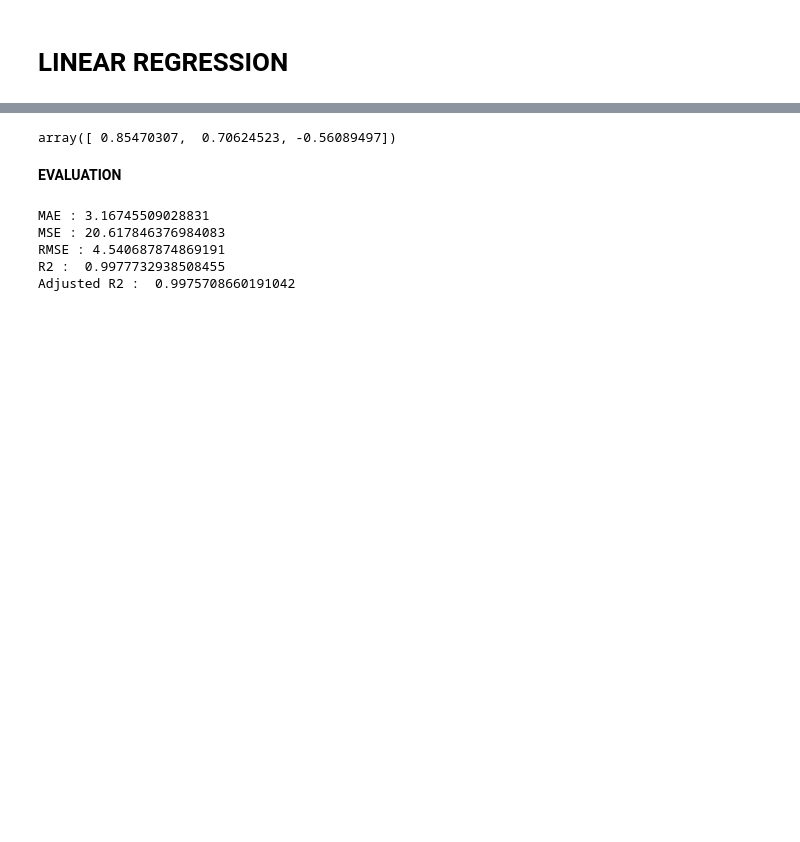
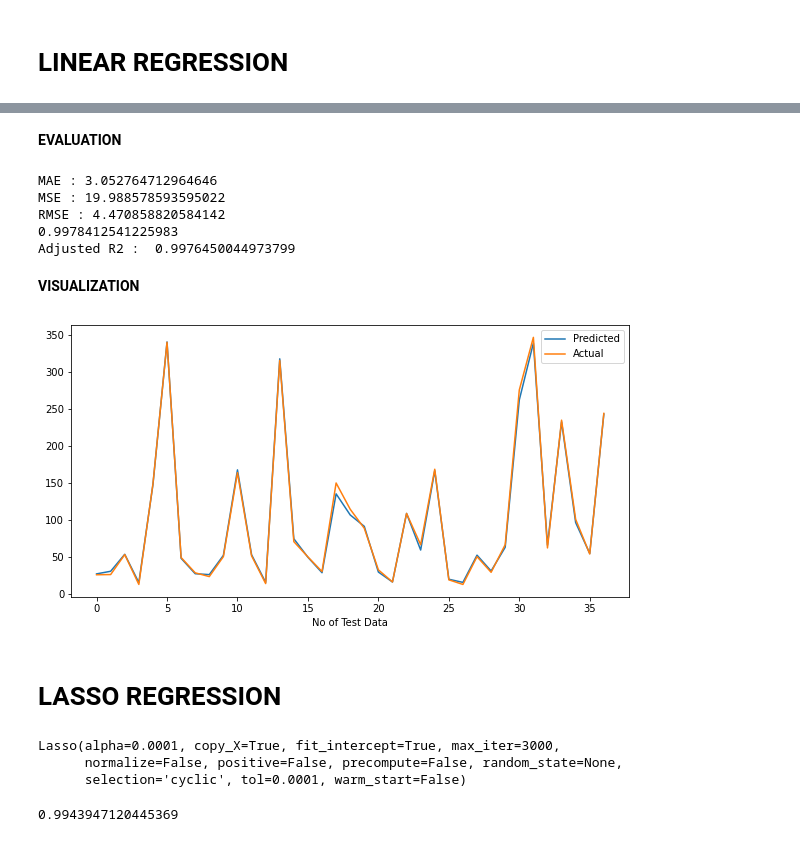
Before and after one commit to shashankbhatia15/Yes-Bank-Stock-Closing-Price-Prediction, a Jupyter notebook: Yes_Bank_Stock_Closing_Price_Prediction_Capstone_Project.ipynb, the cells around one changed output, grey strips where cells are left out. Cells and saved outputs as stored; diff of their text form; code cells hidden in the pictures; blank space fills up the shorter version.

```diff
--- a/Yes_Bank_Stock_Closing_Price_Prediction_Capstone_Project.ipynb
+++ b/Yes_Bank_Stock_Closing_Price_Prediction_Capstone_Project.ipynb
@@ -116,8 +125,8 @@ df1= df.copy()
 # %% [markdown]
 BIFURCATE DEPENDENT AND INDEPENDENT VARIABLES
 # %%
-dep_var=df1[['High','Low','Open']]
-indep_var=df1['Close']
+indep_var=df1[['High','Low','Open']]
+dep_var=df1['Close']
 # %% [markdown]
 **HANDLING DATE**
 # %%
@@ -262,6 +291,2 @@ error_df=pd.DataFrame()
-# %%
-#dependent and independent variables split
-dep_var=df1[['High','Low','Open']]
-indep_var=df1['Close']
 # %% [markdown]
 # **LINEAR REGRESSION**
@@ -268,6 +299,3 @@ indep_var=df1['Close']
 # %%
-#TRAIN-TEST data split
-
-x_train, x_test,y_train, y_test = train_test_split(np.log10(dep_var),np.log10(indep_var),test_size=.20,random_state=1)
-print(x_train.shape)
-print(x_test.shape)
+#train test data split
+x_train, x_test,y_train, y_test = train_test_split(indep_var,dep_var,test_size=.20,random_state=1)
@@ -288,32 +314,26 @@ reg.score(x_train, y_train)
-# %%
-reg.coef_
-# %% [output]
-array([ 0.85470307,  0.70624523, -0.56089497])
 # %% [markdown]
 **EVALUATION**
 # %%
 #evaluation metrics
-MAE=mean_absolute_error(10**(y_test), 10**(y_pred))
+MAE = mean_absolute_error((y_test), (y_pred))
 print("MAE :" ,MAE)
 
-MSE  = mean_squared_error(10**(y_test), 10**(y_pred))
+MSE  = mean_squared_error((y_test), (y_pred))
 print("MSE :" , MSE)
 
 RMSE = np.sqrt(MSE)
 print("RMSE :" ,RMSE)
 
+r2 = r2_score((y_test),(y_pred))
+print(r2)
 
-r2 = r2_score(10**(y_test),10**(y_pred))
-print('R2 : ',r2)
-
-adj_r2=1-(1-r2_score(10**(y_test), 10**(y_pred)))*((x_test.shape[0]-1)/(x_test.shape[0]-x_test.shape[1]-1))
+adj_r2=1-(1-r2_score((y_test), (y_pred)))*((x_test.shape[0]-1)/(x_test.shape[0]-x_test.shape[1]-1))
 print("Adjusted R2 : ",adj_r2)
-c
 # %% [output]
-MAE : 3.16745509028831
-MSE : 20.617846376984083
-RMSE : 4.540687874869191
-R2 :  0.9977732938508455
-Adjusted R2 :  0.9975708660191042
+MAE : 3.052764712964646
+MSE : 19.988578593595022
+RMSE : 4.470858820584142
+0.9978412541225983
+Adjusted R2 :  0.9976450044973799
 # %%
 #Inserting errors in dataframe
@@ -325,3 +345,29 @@ error_df.loc[i,"r2 score"]=round(r2,6)
 error_df.loc[i,"adjusted r2 "]=round(adj_r2,6)
 
 i+=1
+# %% [markdown]
+**VISUALIZATION**
+# %%
+#actual-predicted values plot
+plt.figure(figsize=(10,5))
+plt.plot(y_pred)
+plt.plot(np.array(y_test))
+plt.legend(["Predicted","Actual"])
+plt.xlabel('No of Test Data')
+plt.show()
+# %% [output]
+[figure, added]
+# %% [markdown]
+# **LASSO REGRESSION**
+# %%
+#fitting data
+lasso  = Lasso(alpha=0.0001 , max_iter= 3000)
+lasso.fit(x_train, y_train)
+# %% [output]
+Lasso(alpha=0.0001, copy_X=True, fit_intercept=True, max_iter=3000,
+      normalize=False, positive=False, precompute=False, random_state=None,
+      selection='cyclic', tol=0.0001, warm_start=False)
+# %%
+lasso.score(x_train, y_train)
+# %% [output]
+0.9943947120445369
```
Also changed, not shown: parts of 133 cells of this notebook.
